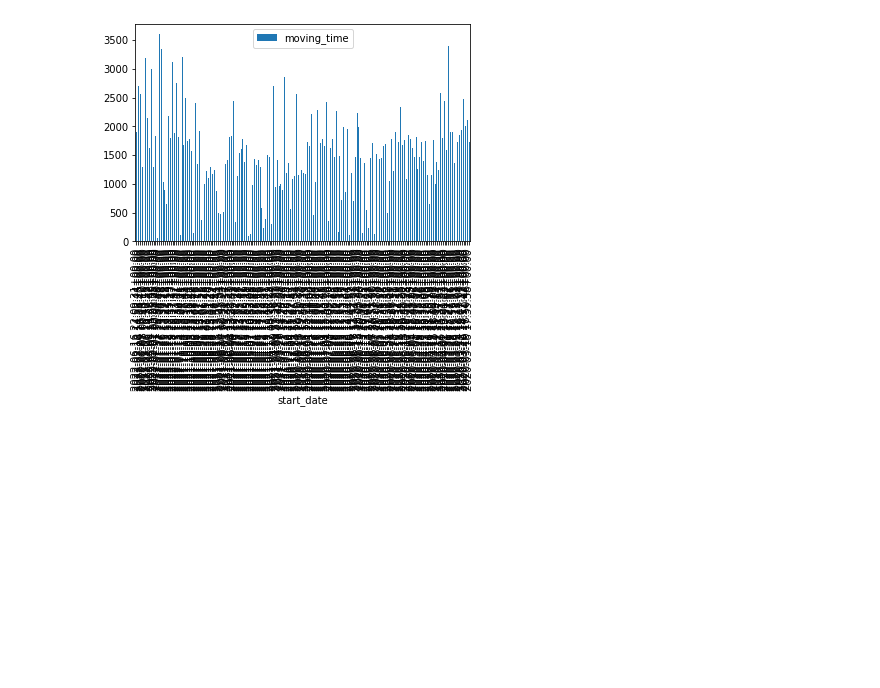
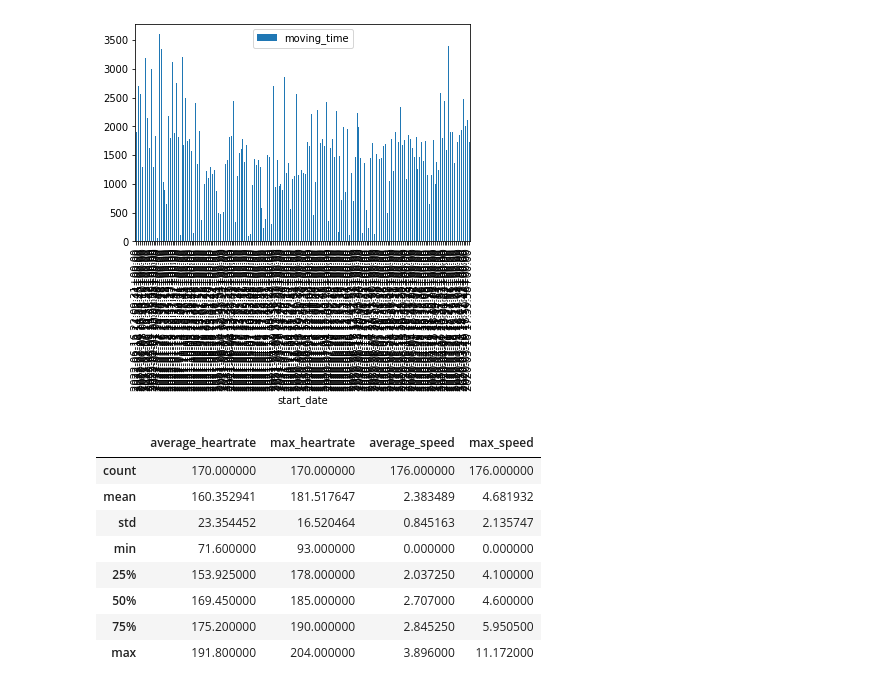
Before and after one commit to lnbernstein/running_tracker, a Jupyter notebook: strava_explor.ipynb, the cells around one changed output. Cells and saved outputs as stored; diff of their text form; code cells hidden in the pictures; blank space fills up the shorter version.

```diff
--- a/strava_explor.ipynb
+++ b/strava_explor.ipynb
@@ -29,3 +29,15 @@ df.plot(x='start_date', y='moving_time', kind='bar')
 # %% [output]
 <AxesSubplot:xlabel='start_date'>
 [figure]
+# %%
+df[['average_heartrate', 'max_heartrate', 'average_speed', 'max_speed']].describe()
+# %% [output]
+|  | average_heartrate | max_heartrate | average_speed | max_speed |
+| count | 170.000000 | 170.000000 | 176.000000 | 176.000000 |
+| mean | 160.352941 | 181.517647 | 2.383489 | 4.681932 |
+| std | 23.354452 | 16.520464 | 0.845163 | 2.135747 |
+| min | 71.600000 | 93.000000 | 0.000000 | 0.000000 |
+| 25% | 153.925000 | 178.000000 | 2.037250 | 4.100000 |
+| 50% | 169.450000 | 185.000000 | 2.707000 | 4.600000 |
+| 75% | 175.200000 | 190.000000 | 2.845250 | 5.950500 |
+| max | 191.800000 | 204.000000 | 3.896000 | 11.172000 |
```
Also changed, not shown: parts of 3 cells of this notebook, 1 other file.
